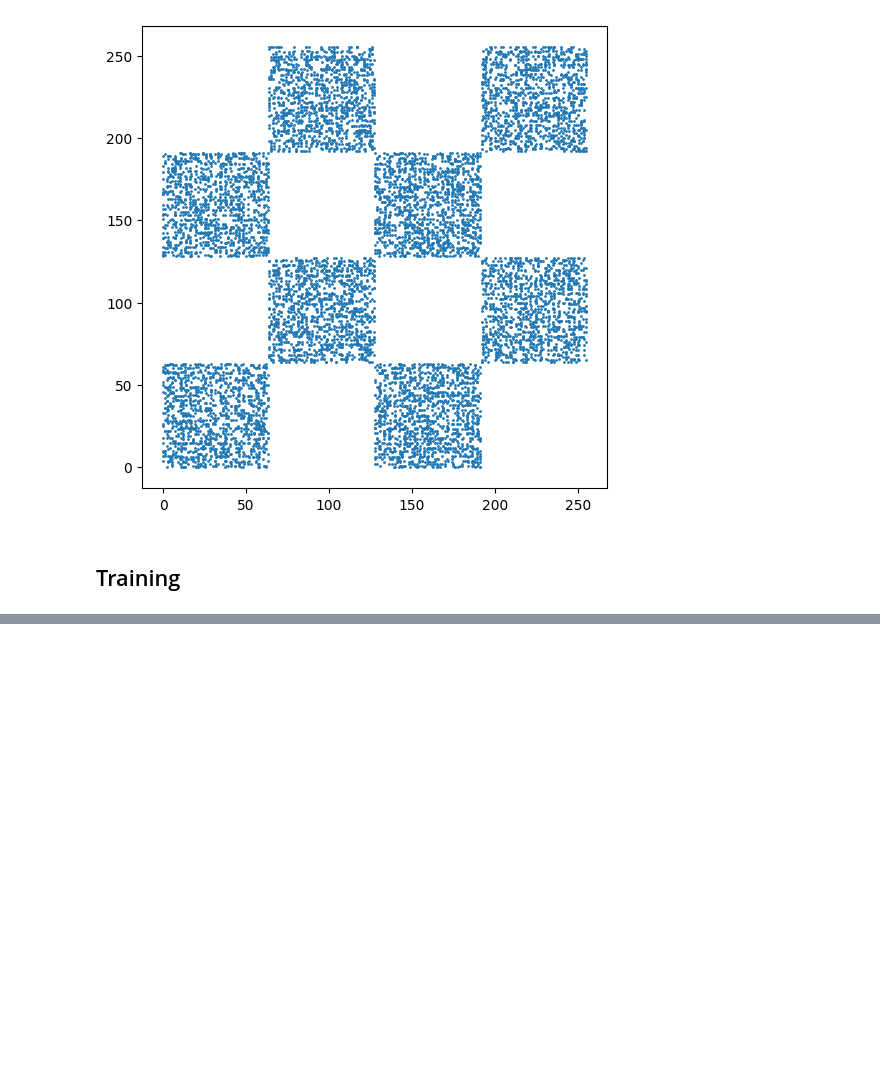
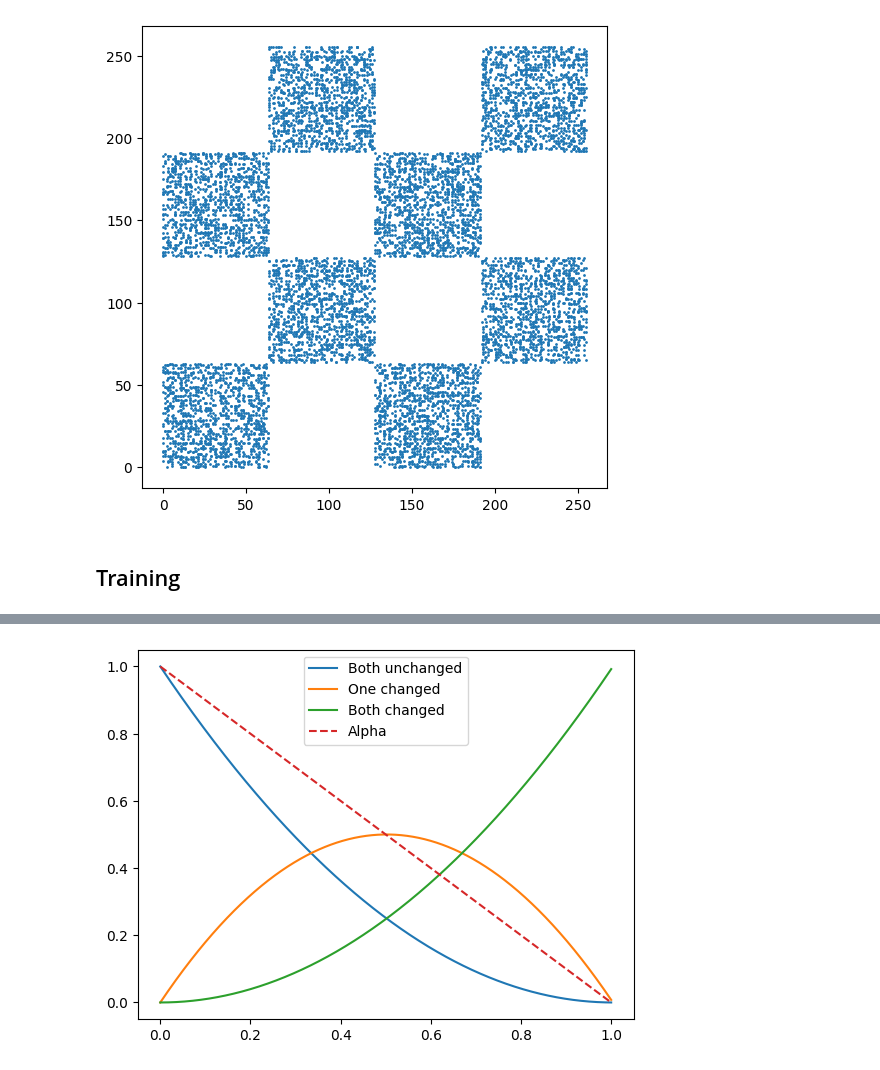
Before and after one commit to chinmay8bit/discrete-diffusion-smc-experiments, a Jupyter notebook: training_scripts/train_udm_checkerboard.ipynb, the cells around one changed output, grey strips where cells are left out. Saved outputs shown, nothing was run; the diff lists cells and outputs as text; code cells hidden in the pictures; blank space fills up the shorter version.

```diff
--- a/training_scripts/train_udm_checkerboard.ipynb
+++ b/training_scripts/train_udm_checkerboard.ipynb
@@ -172,0 +224,21 @@ torch.save(model.state_dict(), '../model_weights/udm_checkerboard_256.pth')
+# %%
+t = torch.linspace(0, 1, 1000)
+alpha_t = model.scheduler.alpha(t)
+weight = - model.scheduler.alpha_dash(t) / model.scheduler.alpha(t).clamp(min=1e-8)
+
+change_prob = (1 - 1 / num_categories) *  (1 - alpha_t)
+
+both_unchanged = (1 - change_prob) * (1 - change_prob)
+one_changed = change_prob * (1 - change_prob) * 2
+both_changed = change_prob * change_prob
+
+assert torch.allclose(both_unchanged + one_changed + both_changed, torch.ones_like(t))
+
+plt.plot(t, both_unchanged, label='Both unchanged')
+plt.plot(t, one_changed, label='One changed')
+plt.plot(t, both_changed, label='Both changed')
+plt.plot(t, alpha_t, label='Alpha', linestyle='--')
+plt.legend()
+plt.show()
+# %% [output]
+[figure, added]
```
Also changed, not shown: parts of 7 cells of this notebook, 4 other files.
